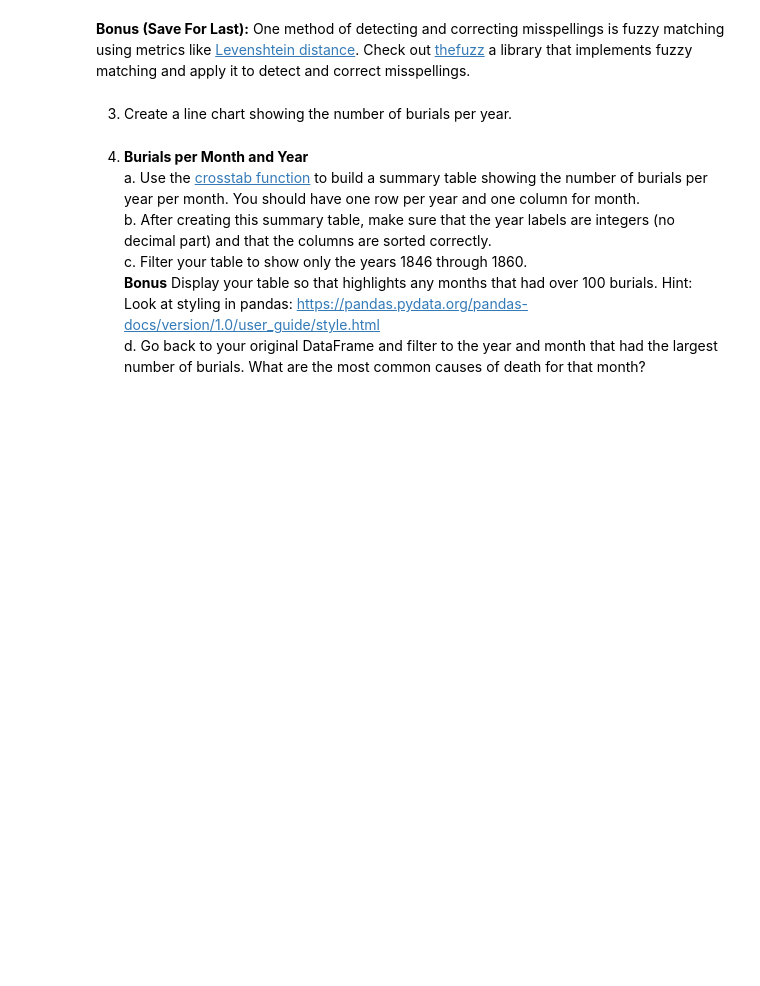
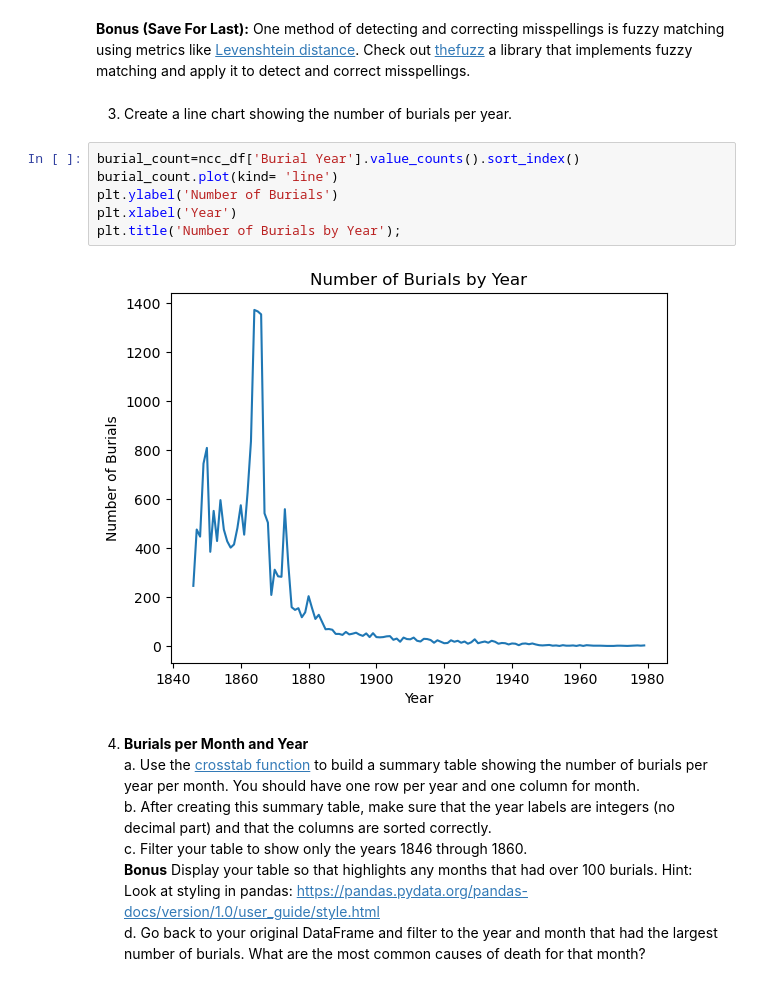
Before and after one commit to NSS-Data-Analytics-Cohort-10/advanced-pandas-emmydoore, a Jupyter notebook: notebooks/adv_pandas.ipynb, the cells around one changed output. Cells and saved outputs as stored; diff of their text form; blank space fills up the shorter version.

```diff
--- a/notebooks/adv_pandas.ipynb
+++ b/notebooks/adv_pandas.ipynb
@@ -80,6 +80,14 @@ plt.xticks(rotation = 50);
 **Bonus (Save For Last):** One method of detecting and correcting misspellings is fuzzy matching using metrics like [Levenshtein distance](https://en.wikipedia.org/wiki/Levenshtein_distance). Check out [thefuzz](https://github.com/seatgeek/thefuzz) a library that implements fuzzy matching and apply it to detect and correct misspellings.
 # %% [markdown]
 3. Create a line chart showing the number of burials per year.
+# %%
+burial_count=ncc_df['Burial Year'].value_counts().sort_index()
+burial_count.plot(kind= 'line')
+plt.ylabel('Number of Burials')
+plt.xlabel('Year')
+plt.title('Number of Burials by Year');
+# %% [output]
+[figure, added]
 # %% [markdown]
 4. **Burials per Month and Year**
     a. Use the [crosstab function](https://pandas.pydata.org/docs/reference/api/pandas.crosstab.html) to build a summary table showing the number of burials per year per month. You should have one row per year and one column for month.
```
Also changed, not shown: parts of 2 cells of this notebook.
